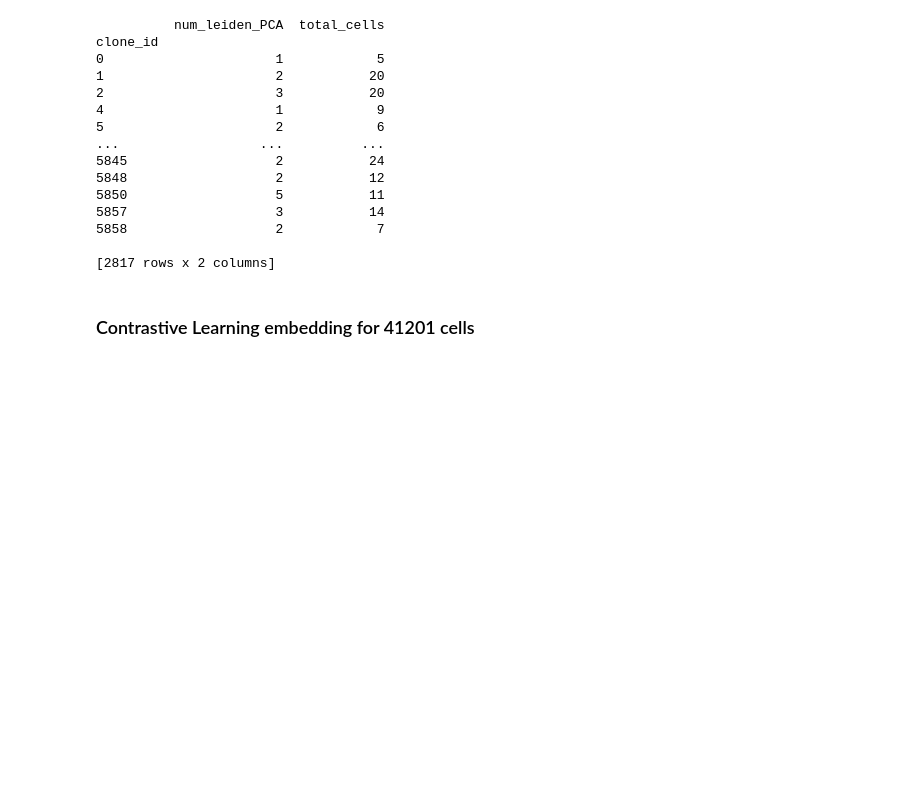
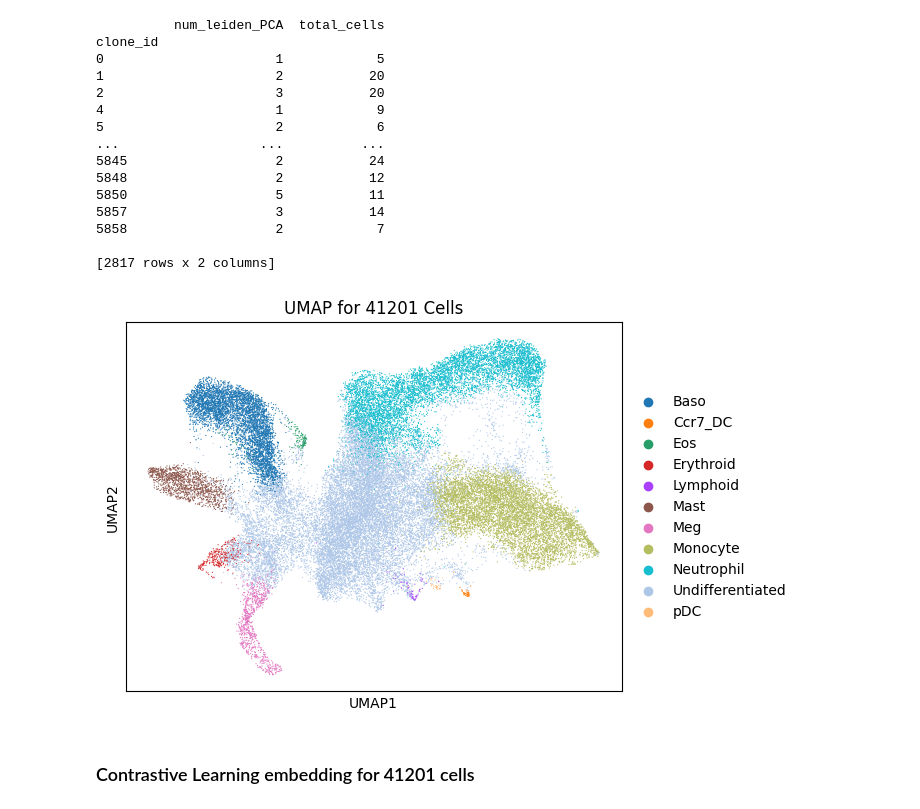
Before and after one commit to SZ-yang/SCSeq_LineageBarcoding, a Jupyter notebook: SCLineage_ConstrativeLearning/LarryData_Embedding_Compare.ipynb, the cells around one changed output. Cells and saved outputs as stored; diff of their text form; code cells hidden in the pictures; blank space fills up the shorter version.

```diff
--- a/SCLineage_ConstrativeLearning/LarryData_Embedding_Compare.ipynb
+++ b/SCLineage_ConstrativeLearning/LarryData_Embedding_Compare.ipynb
@@ -63,10 +63,12 @@ clone_id
 
 [2817 rows x 2 columns]
 # %%
-# sc.tl.umap(adata_subset)
-# sc.pl.umap(adata_subset,color='Cell type annotation', title="UMAP for 41201 Cells")
+sc.tl.umap(adata_subset)
+sc.pl.umap(adata_subset,color='Cell type annotation', title="UMAP for 41201 Cells")
 # sc.tl.umap(adata_subset)
 # sc.pl.umap(adata_subset, color=['leiden'])
+# %% [output]
+[figure, added]
 # %% [markdown]
 ### Contrastive Learning embedding for 41201 cells
 # %%
```
Also changed, not shown: parts of 5 cells of this notebook, 1 other file.
